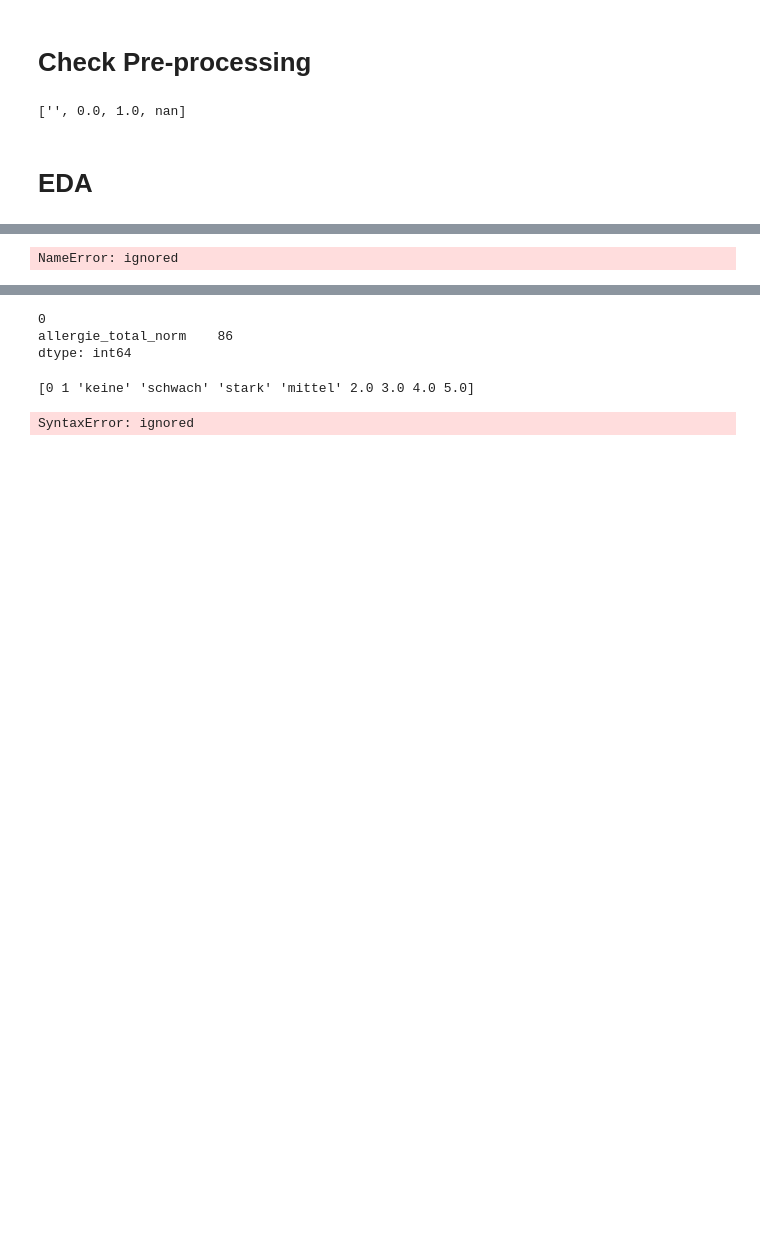
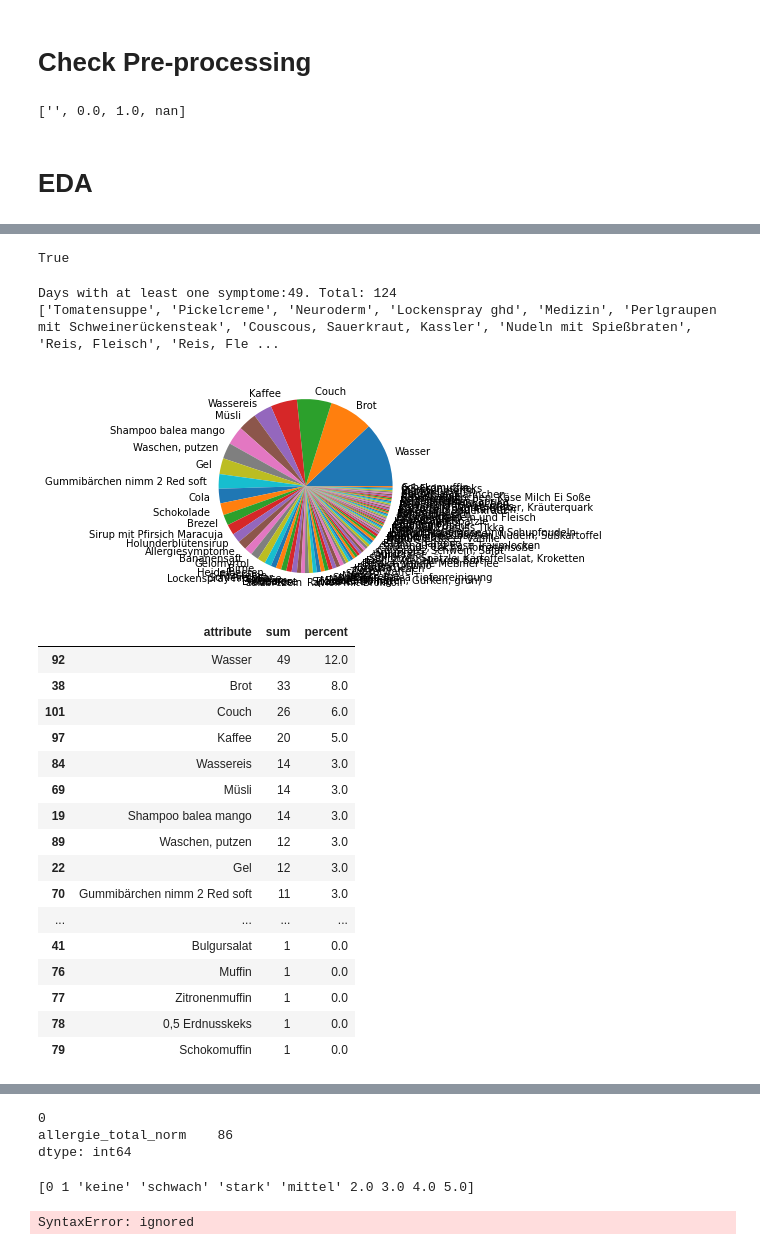
Before and after one commit to gwillig/Arcade-game, a Jupyter notebook: allergy.ipynb, the cells around one changed output, grey strips where cells are left out. Cells and saved outputs as stored; diff of their text form; code cells hidden in the pictures; blank space fills up the shorter version.

```diff
--- a/allergy.ipynb
+++ b/allergy.ipynb
@@ -186,47 +191,77 @@ df_test
+# %%
+"one_more_synptome" in df_symptome_true.keys()
+# %% [output]
+True
 # %%
 '#Select all row where allergy symptome where 1 and sum the columns '
 
 allergy_symptome = [allergie_dict[x] for x in [0,1,2,3,4,5,7,8,10,11,12]]
 
 #####################
+
 '#Combins the selected allergy columns'
 df_non['one_more_synptome'] = df_non[allergy_symptome].apply(combine_columns, axis=1)
-df_symptome= df_non[df_non['one_more_synptome'] ==1]
+df_symptome_true= df_non[df_non['one_more_synptome'] ==1]
 day_symptome = df_non[df_non['one_more_synptome']==1 ].shape[0]
+###########
+# from google.colab import files
+# df_non.to_excel('df.xlsx')
+# files.download('df.xlsx')
+#############
 print(f"Days with at least one symptome:{day_symptome}. Total: {df_non.shape[0]}")
 '#Drop all allergie rows'
-df_symptome = df_non.drop(columns=allergie_columns)
-df_symptome_sum = df_symptome.sum(axis=0)
+allergie_columns.append("one_more_synptome")
+df_symptome_true_drop = df_symptome_true.drop(columns=allergie_columns)
+df_symptome_sum = df_symptome_true_drop.sum(axis=0)
 
 df_result_symptome = pd.DataFrame.from_dict({"attribute":df_symptome_sum.drop("Datum").keys(),
                                  "sum":df_symptome_sum.drop("Datum").values
                                 } )
 
 
 '#Drop all row with a sum of ""'
 df_result_symptome = df_result_symptome[df_result_symptome["sum"] != ""]
 '#Select all rows with 0'
 df_symptome_zero =  df_result_symptome[df_result_symptome["sum"] ==0]
 print(list(df_symptome_zero["attribute"]))
 ######################
 'Now we can check if a certian item is in the list'
 'Nudelsuppe' in list(df_symptome_zero["attribute"])
 
 '#Select all row !=0 and sort them'
 df_symptome_1=  df_result_symptome[df_result_symptome["sum"] !=0].sort_values("sum",ascending=False)
 '#Calculate percentage'
 df_symptome_1["percent"]=df_symptome_1["sum"]/float(df_result_symptome[["sum"]].sum(axis=0))*100
 df_symptome_1["percent"] = df_symptome_1["percent"].astype(float)
 df_symptome_1["percent"]=df_symptome_1["percent"].round()
 plt.pie(x=df_symptome_1["sum"],labels=df_symptome_1["attribute"])
 plt.show()
 pd.set_option('display.max_rows', None)
 pd.set_option('display.max_columns', None)
 pd.set_option('display.width', None)
 pd.set_option('display.max_colwidth', -1)
 df_symptome_1.head(1000)
 # %% [output]
-NameError: ignored
+Days with at least one symptome:49. Total: 124
+['Tomatensuppe', 'Pickelcreme', 'Neuroderm', 'Lockenspray ghd', 'Medizin', 'Perlgraupen mit Schweinerückensteak', 'Couscous, Sauerkraut, Kassler', 'Nudeln mit Spießbraten', 'Reis, Fleisch', 'Reis, Fle ...
+[figure, added]
+|  | attribute | sum | percent |
+| 92 | Wasser | 49 | 12.0 |
+| 38 | Brot | 33 | 8.0 |
+| 101 | Couch | 26 | 6.0 |
+| 97 | Kaffee | 20 | 5.0 |
+| 84 | Wassereis | 14 | 3.0 |
+| 69 | Müsli | 14 | 3.0 |
+| 19 | Shampoo balea mango | 14 | 3.0 |
+| 89 | Waschen, putzen | 12 | 3.0 |
+| 22 | Gel | 12 | 3.0 |
+| 70 | Gummibärchen nimm 2 Red soft | 11 | 3.0 |
+| ... | ... | ... | ... |
+| 41 | Bulgursalat | 1 | 0.0 |
+| 76 | Muffin | 1 | 0.0 |
+| 77 | Zitronenmuffin | 1 | 0.0 |
+| 78 | 0,5 Erdnusskeks | 1 | 0.0 |
+| 79 | Schokomuffin | 1 | 0.0 |
 # %%
 
 
```
Also changed, not shown: parts of 4 cells of this notebook.
